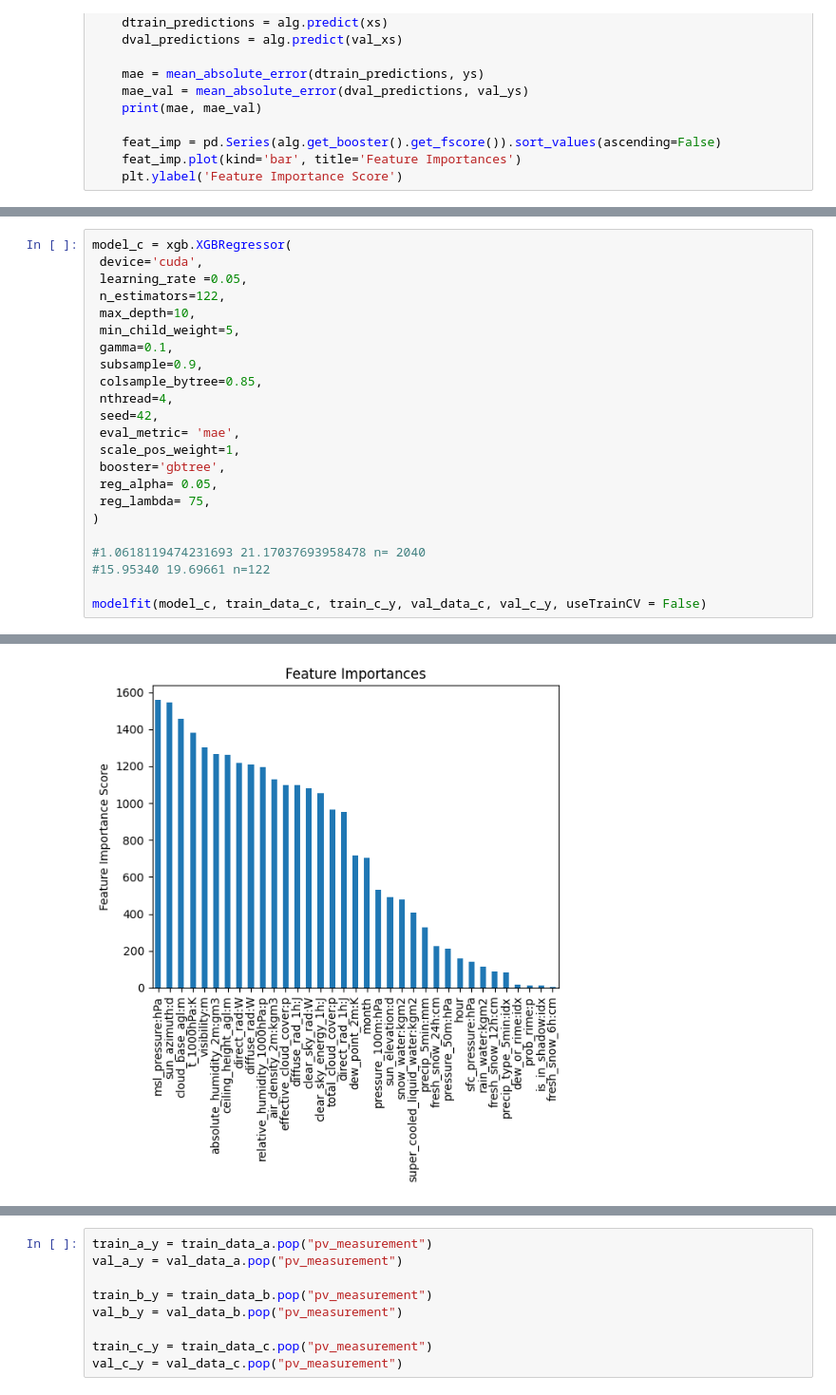
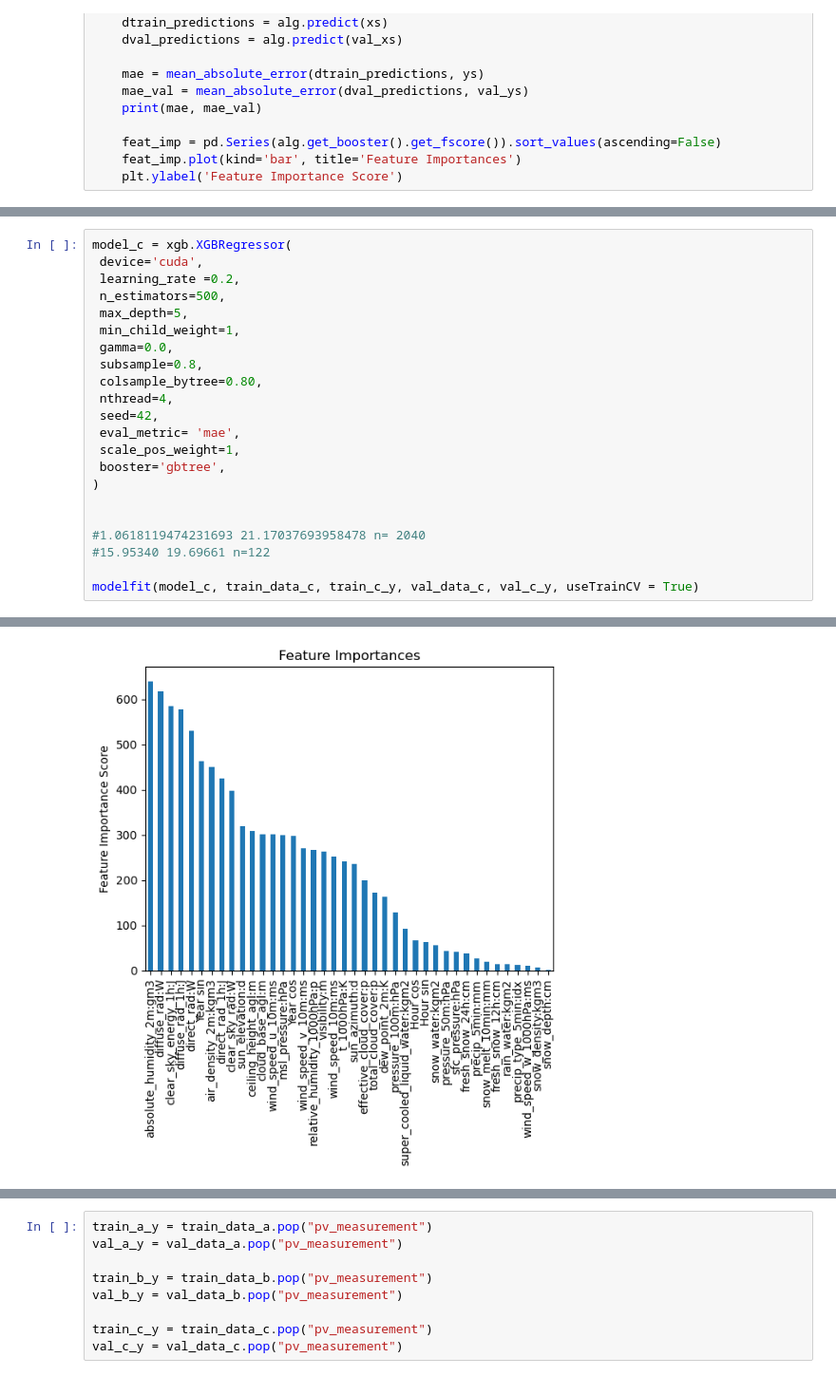
Before and after one commit to MartinSkatvedt/TDT4173-Machine-Learning, a Jupyter notebook: read_files.ipynb, the cells around one changed output, grey strips where cells are left out. Shown at 95% size. Cells and saved outputs as stored; diff of their text form.

```diff
--- a/read_files.ipynb
+++ b/read_files.ipynb
@@ -514,24 +491,23 @@ modelfit(model_b, train_data_b, train_b_y, val_data_b, val_b_y, useTrainCV = Fal
 # %%
 model_c = xgb.XGBRegressor(
  device='cuda',
- learning_rate =0.05,
- n_estimators=122,
- max_depth=10,
- min_child_weight=5,
- gamma=0.1,
- subsample=0.9,
- colsample_bytree=0.85,
+ learning_rate =0.2,
+ n_estimators=500,
+ max_depth=5,
+ min_child_weight=1,
+ gamma=0.0,
+ subsample=0.8,
+ colsample_bytree=0.80,
  nthread=4,
  seed=42,
  eval_metric= 'mae',
  scale_pos_weight=1,
  booster='gbtree',
- reg_alpha= 0.05,
- reg_lambda= 75,
 )
+
 
 #1.0618119474231693 21.17037693958478 n= 2040
 #15.95340 19.69661 n=122
 
-modelfit(model_c, train_data_c, train_c_y, val_data_c, val_c_y, useTrainCV = False)
+modelfit(model_c, train_data_c, train_c_y, val_data_c, val_c_y, useTrainCV = True)
 # %% [output]
@@ -555,4 +531,4 @@ modelfit(model_c, train_data_c, train_c_y, val_data_c, val_c_y, useTrainCV = Fal
-[figure, old version]
+[figure, new version]
 # %%
 preds_a_train = model_a.predict(train_data_a)
 preds_a_val = model_a.predict(val_data_a)
```
Also changed, not shown: parts of 15 cells of this notebook, 1 other file.
